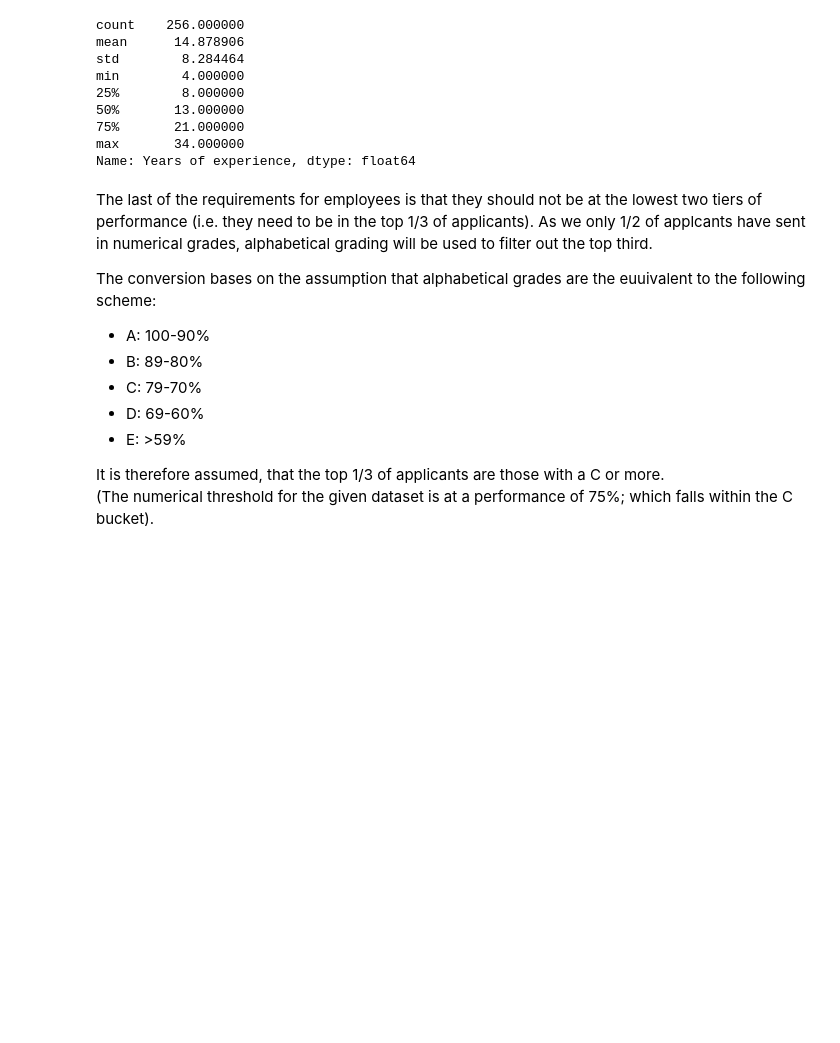
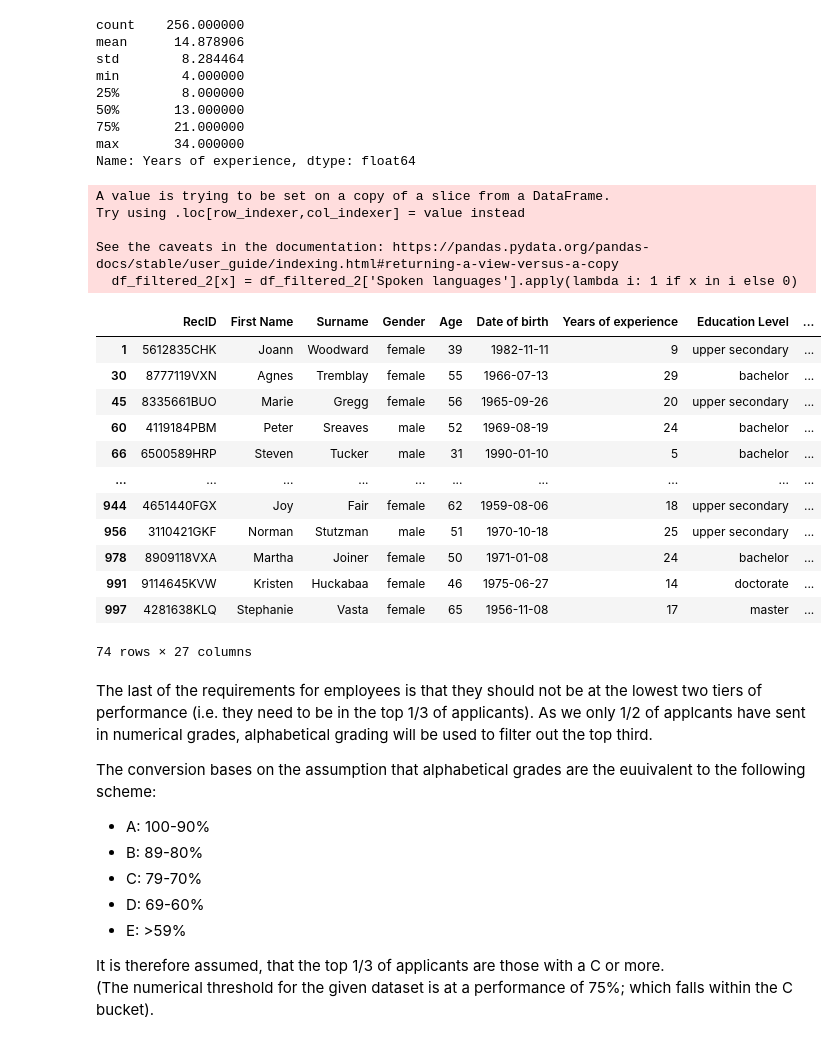
Before and after one commit to FHnt97/RUG_TOM_SIO, a Jupyter notebook: Assignments/A2/A2 - SIO S1B.ipynb, the cells around one changed output. Cells and saved outputs as stored; diff of their text form; code cells hidden in the pictures; blank space fills up the shorter version.

```diff
--- a/Assignments/A2/A2 - SIO S1B.ipynb
+++ b/Assignments/A2/A2 - SIO S1B.ipynb
@@ -165,6 +173,7 @@ df = employeeData.dropna()
 # %%
 # changing of column names, adding "Intended department", changing Dtype
 df = df.rename(columns={'spoken languages':'Spoken languages'})
+df = df.rename(columns={'Education Level':'Education level'})
 df['Date of birth'] = pd.to_datetime(df['Date of birth'])
 df['Intended department'] = np.nan
 # %%
@@ -260,5 +263,8 @@ As described in the introduction, the data needs to be filtered to find the poss
 # %%
 # prospective employees should be from the European Union, Norway, and the  UK.
+# skills in at least planning
+# 4 or more years experience
 lst_countries = ['EU', 'United Kingdom', "Norway"]
-df_filtered = df[df['Country'].isin(lst_countries)]
+
+df_filtered_1 = df.loc[(df['Country'].isin(lst_countries)) & (df['Planning']== "YES") & (df['Years of experience'] >= 4)]
 # %%
@@ -295,0 +293,6 @@ lst_lan = ['NL', 'EN', 'F', 'SP']
+# %%
+# Language - min 3 - out of NL, EN, F, SP
+# for min. 3 languages to be in the field, the min. string length needs to be 8 (3 commas, no spaces, 5 letters)
+# then use regex to filter out if the needed languages are present
+min_len = 8
+df_filtered_2 = df_filtered_1[df_filtered_1['Spoken languages'].str.len() >= min_len]
@@ -296,3 +301,31 @@ lst_lan = ['NL', 'EN', 'F', 'SP']
+# %%
+# this gives us all applciants who speak at least 3 languages, and at least one of the languages is in the list
+# df_filtered_3 = df_filtered_2[df_filtered_2['Spoken languages'].str.contains('NL|EN|F|SP') == True]
+
+for x in lst_lan:
+    df_filtered_2[x] = df_filtered_2['Spoken languages'].apply(lambda i: 1 if x in i else 0)
+
+df_filtered_3 = df_filtered_2.loc[(df_filtered_2[lst_lan].sum(1, numeric_only=True) >= 3)]
+df_filtered_3
+# %% [output]
+A value is trying to be set on a copy of a slice from a DataFrame.
+Try using .loc[row_indexer,col_indexer] = value instead
+
+See the caveats in the documentation: https://pandas.pydata.org/pandas-docs/stable/user_guide/indexing.html#returning-a-view-versus-a-copy
+  df_filtered_2[x] = df_filtered_2['Spoken languages'].apply(lambda i: 1 if x in i else 0)
+|  | RecID | First Name | Surname | Gender | Age | Date of birth | Years of experience | Education Level | ... |
+| 1 | 5612835CHK | Joann | Woodward | female | 39 | 1982-11-11 | 9 | upper secondary | ... |
+| 30 | 8777119VXN | Agnes | Tremblay | female | 55 | 1966-07-13 | 29 | bachelor | ... |
+| 45 | 8335661BUO | Marie | Gregg | female | 56 | 1965-09-26 | 20 | upper secondary | ... |
+| 60 | 4119184PBM | Peter | Sreaves | male | 52 | 1969-08-19 | 24 | bachelor | ... |
+| 66 | 6500589HRP | Steven | Tucker | male | 31 | 1990-01-10 | 5 | bachelor | ... |
+| ... | ... | ... | ... | ... | ... | ... | ... | ... | ... |
+| 944 | 4651440FGX | Joy | Fair | female | 62 | 1959-08-06 | 18 | upper secondary | ... |
+| 956 | 3110421GKF | Norman | Stutzman | male | 51 | 1970-10-18 | 25 | upper secondary | ... |
+| 978 | 8909118VXA | Martha | Joiner | female | 50 | 1971-01-08 | 24 | bachelor | ... |
+| 991 | 9114645KVW | Kristen | Huckabaa | female | 46 | 1975-06-27 | 14 | doctorate | ... |
+| 997 | 4281638KLQ | Stephanie | Vasta | female | 65 | 1956-11-08 | 17 | master | ... |
+74 rows × 27 columns
 # %% [markdown]
 The last of the requirements for employees is that they should not be at the lowest two tiers of performance (i.e. they need to be in the top 1/3 of applicants).
 As we only 1/2 of applcants have sent in numerical grades, alphabetical grading will be used to filter out the top third.
```
Also changed, not shown: parts of 21 cells of this notebook, 1 other file.
